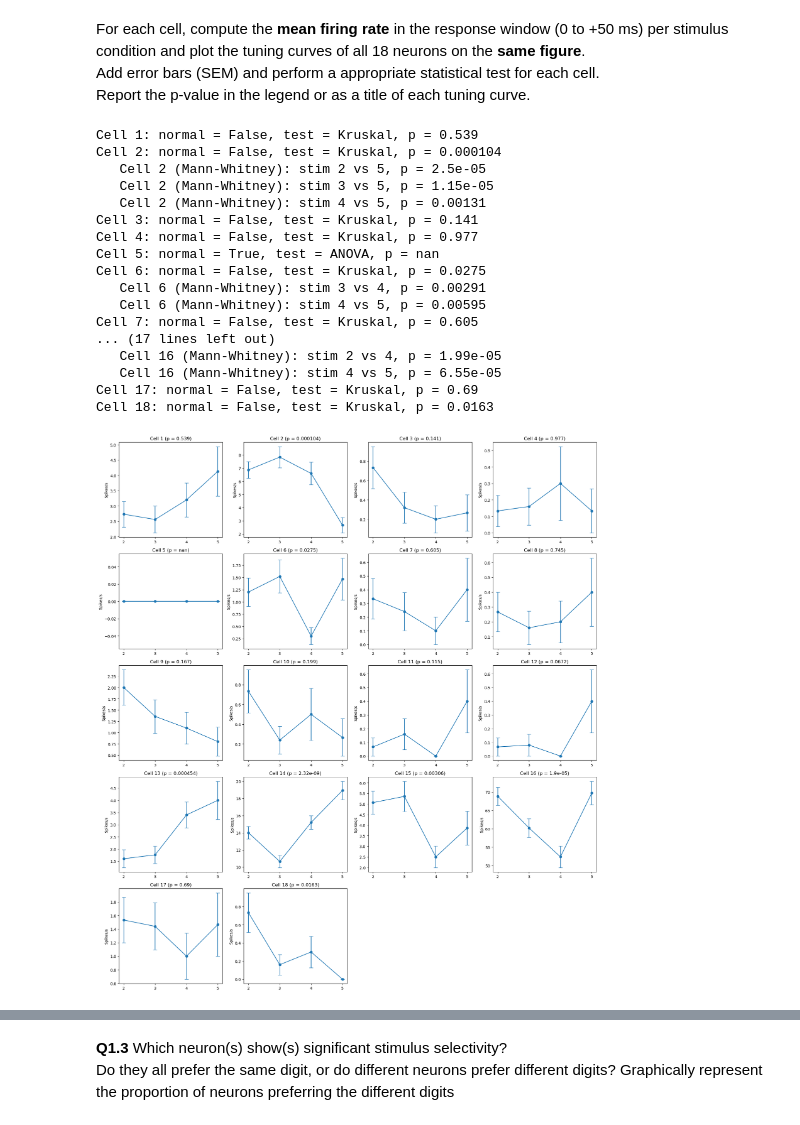
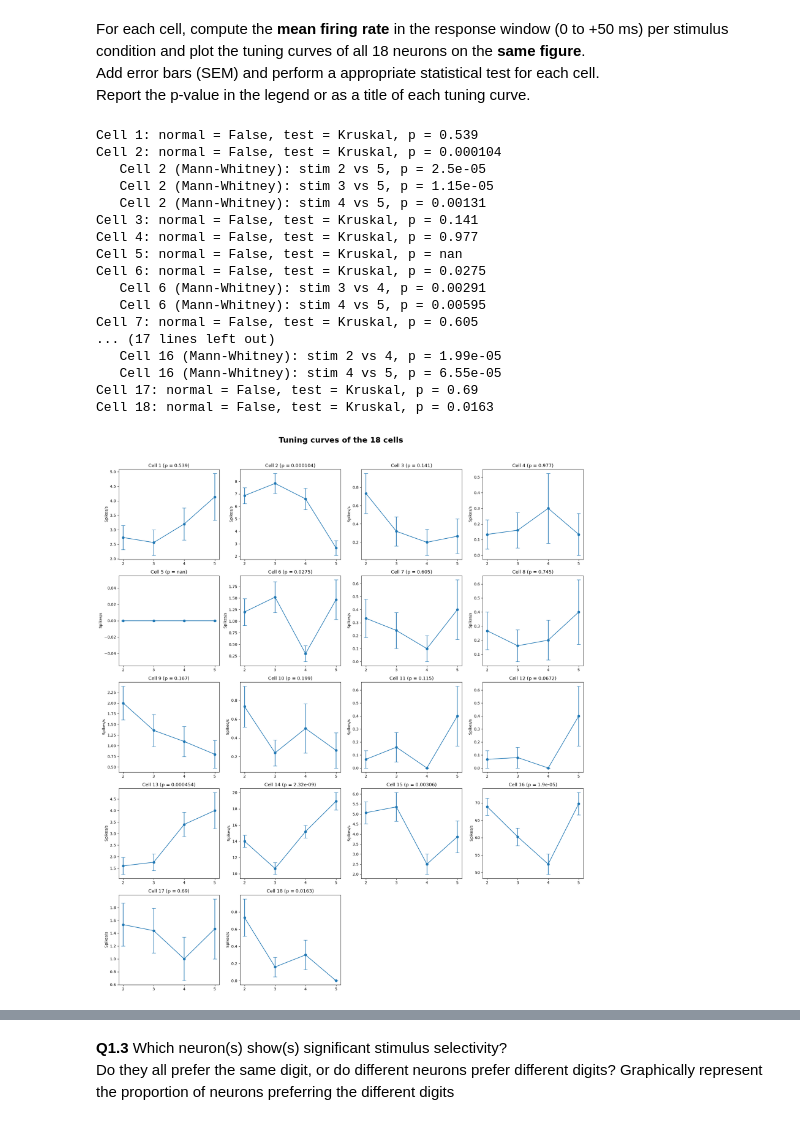
Before and after one commit to slerou/Group_1_HW_DataAnalysis_2026.ipynb, a Jupyter notebook: Group_1_HW_SU_LFP_111026_student_2026.ipynb, the cells around one changed output, grey strips where cells are left out. Saved outputs shown, nothing was run; the diff lists cells and outputs as text; code cells hidden in the pictures.

```diff
--- a/Group_1_HW_SU_LFP_111026_student_2026.ipynb
+++ b/Group_1_HW_SU_LFP_111026_student_2026.ipynb
@@ -265,35 +267,36 @@ for cell in range (1,19):
                 print(f'   Cell {cell} (Mann-Whitney): stim {stim_ids[i]} vs {stim_ids[j]}, p = {p_pair:.3g}')
 
     ax.errorbar([0,1,2,3], means, yerr=sems, fmt='o-', capsize=5)
     ax.set_xticks([0,1,2,3])
     ax.set_xticklabels(['2','3','4','5'])
     ax.set_title(f'Cell {cell} (p = {p:.3g})')
     ax.set_ylabel('Spikes/s')
 
 
 fig.delaxes(axes[18])
 fig.delaxes(axes[19])
+plt.suptitle("Tuning curves of the 18 cells",fontsize=20,fontweight='bold',y=1.02,)
 plt.tight_layout()
 plt.show()
 # %% [output]
 Cell 1: normal = False, test = Kruskal, p = 0.539
 Cell 2: normal = False, test = Kruskal, p = 0.000104
    Cell 2 (Mann-Whitney): stim 2 vs 5, p = 2.5e-05
    Cell 2 (Mann-Whitney): stim 3 vs 5, p = 1.15e-05
    Cell 2 (Mann-Whitney): stim 4 vs 5, p = 0.00131
 Cell 3: normal = False, test = Kruskal, p = 0.141
 Cell 4: normal = False, test = Kruskal, p = 0.977
-Cell 5: normal = True, test = ANOVA, p = nan
+Cell 5: normal = False, test = Kruskal, p = nan
 Cell 6: normal = False, test = Kruskal, p = 0.0275
    Cell 6 (Mann-Whitney): stim 3 vs 4, p = 0.00291
    Cell 6 (Mann-Whitney): stim 4 vs 5, p = 0.00595
 Cell 7: normal = False, test = Kruskal, p = 0.605
 ... (17 lines left out)
    Cell 16 (Mann-Whitney): stim 2 vs 4, p = 1.99e-05
    Cell 16 (Mann-Whitney): stim 4 vs 5, p = 6.55e-05
 Cell 17: normal = False, test = Kruskal, p = 0.69
 Cell 18: normal = False, test = Kruskal, p = 0.0163
-[figure, old version]
+[figure, new version]
 # %%
 #table summarising all the means and SEM
 means_dict = {}
```
Also changed, not shown: parts of 4 cells of this notebook.
